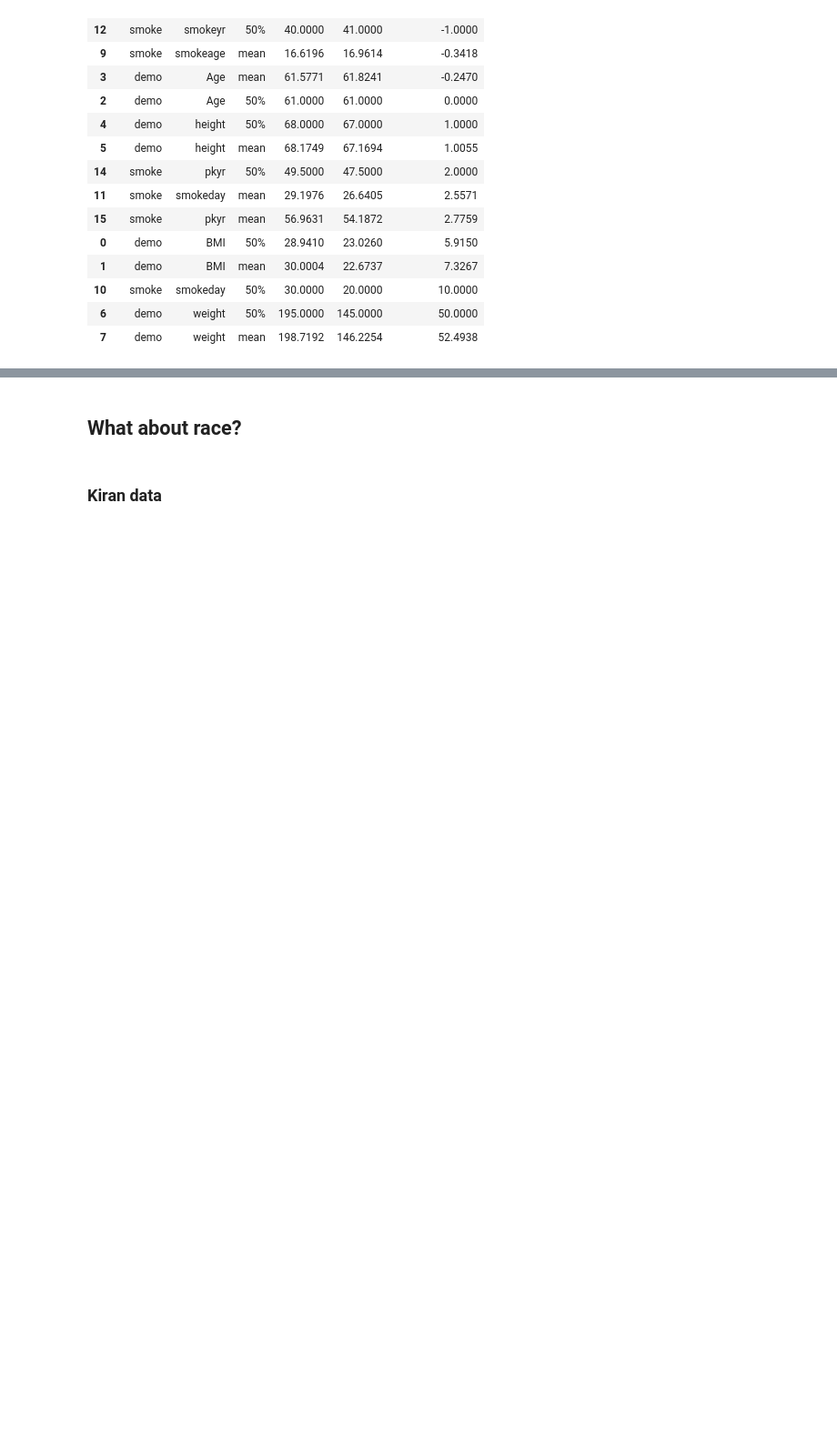
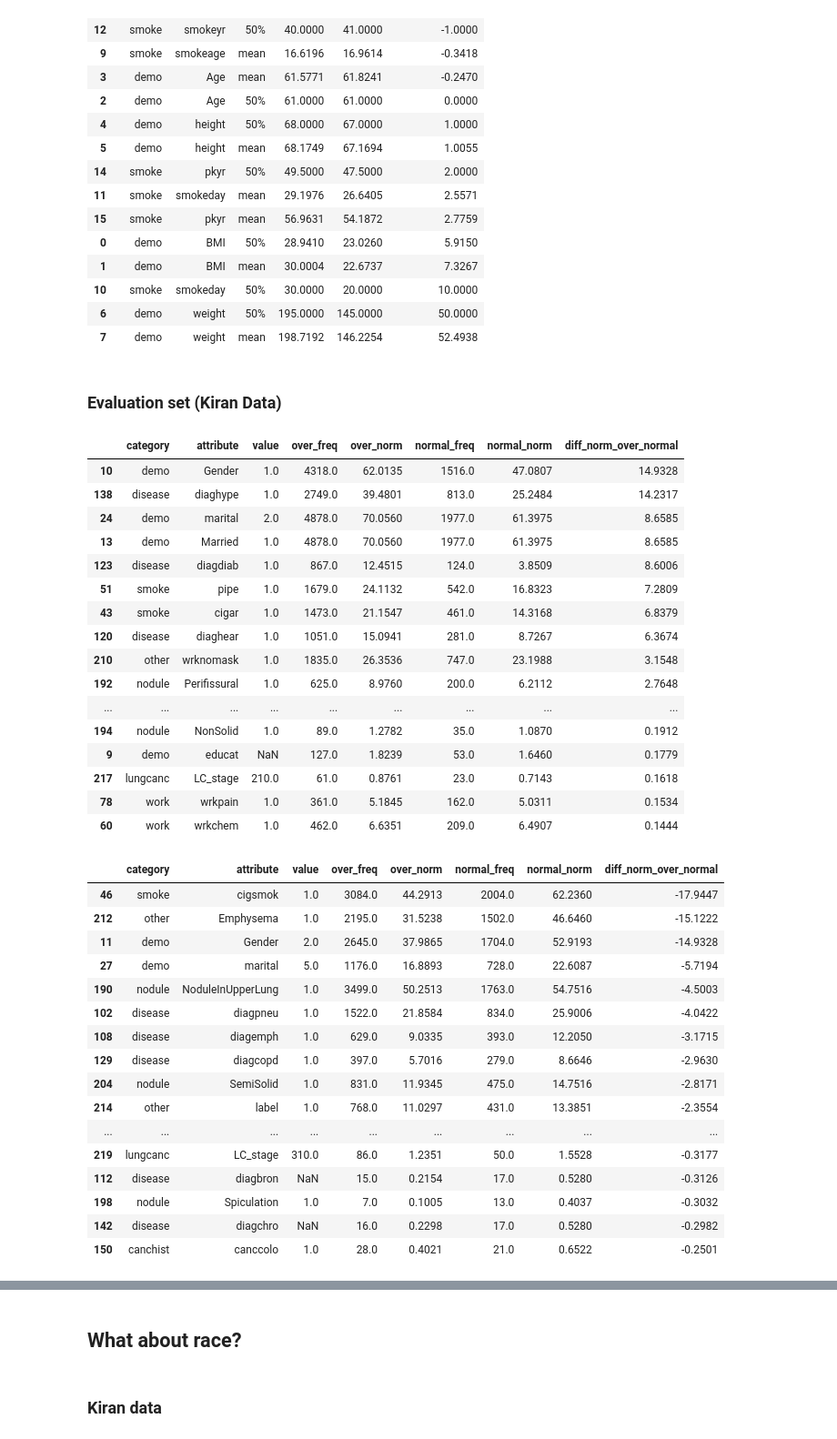
Before and after one commit to DIAGNijmegen/bodyct-lung-malignancy-fairness, a Jupyter notebook: nlst/nlst_traininfo.ipynb, the cells around one changed output, grey strips where cells are left out. Shown at 91% size. Saved outputs shown, nothing was run; the diff lists cells and outputs as text; code cells hidden in the pictures; blank space fills up the shorter version.

Commit message:
kiran 20% + uncertainty + bmi links

```diff
--- a/nlst/nlst_traininfo.ipynb
+++ b/nlst/nlst_traininfo.ipynb
@@ -1196,3 +1196,52 @@ num_demo_overweight.sort_values(by='diff_over_normal', ascending=True).head(20)
 | 10 | smoke | smokeday | 50% | 30.0000 | 20.0000 | 10.0000 |
 | 6 | demo | weight | 50% | 195.0000 | 145.0000 | 50.0000 |
 | 7 | demo | weight | mean | 198.7192 | 146.2254 | 52.4938 |
+# %% [markdown]
+### Evaluation set (Kiran Data)
+# %%
+kiran_data_over = kiran_data.query('Overweight == 1')
+kiran_data_normal = kiran_data.query('Overweight == 0')
+
+overweight_eval_sets = {
+    "over":kiran_data_over,
+    "normal":kiran_data_normal,
+}
+# %%
+cat_eval_overweight = combine_col_dfs(nlst_democols['cat'], cat_dist_df, overweight_eval_sets).query('value != 0')
+display(cat_eval_overweight.sort_values(by='diff_norm_over_normal', ascending=False).head(40))
+cat_eval_overweight.sort_values(by='diff_norm_over_normal', ascending=True).head(40)
+# %% [output]
+|  | category | attribute | value | over_freq | over_norm | normal_freq | normal_norm | diff_norm_over_normal |
+| 10 | demo | Gender | 1.0 | 4318.0 | 62.0135 | 1516.0 | 47.0807 | 14.9328 |
+| 138 | disease | diaghype | 1.0 | 2749.0 | 39.4801 | 813.0 | 25.2484 | 14.2317 |
+| 24 | demo | marital | 2.0 | 4878.0 | 70.0560 | 1977.0 | 61.3975 | 8.6585 |
+| 13 | demo | Married | 1.0 | 4878.0 | 70.0560 | 1977.0 | 61.3975 | 8.6585 |
+| 123 | disease | diagdiab | 1.0 | 867.0 | 12.4515 | 124.0 | 3.8509 | 8.6006 |
+| 51 | smoke | pipe | 1.0 | 1679.0 | 24.1132 | 542.0 | 16.8323 | 7.2809 |
+| 43 | smoke | cigar | 1.0 | 1473.0 | 21.1547 | 461.0 | 14.3168 | 6.8379 |
+| 120 | disease | diaghear | 1.0 | 1051.0 | 15.0941 | 281.0 | 8.7267 | 6.3674 |
+| 210 | other | wrknomask | 1.0 | 1835.0 | 26.3536 | 747.0 | 23.1988 | 3.1548 |
+| 192 | nodule | Perifissural | 1.0 | 625.0 | 8.9760 | 200.0 | 6.2112 | 2.7648 |
+| ... | ... | ... | ... | ... | ... | ... | ... | ... |
+| 194 | nodule | NonSolid | 1.0 | 89.0 | 1.2782 | 35.0 | 1.0870 | 0.1912 |
+| 9 | demo | educat | NaN | 127.0 | 1.8239 | 53.0 | 1.6460 | 0.1779 |
+| 217 | lungcanc | LC_stage | 210.0 | 61.0 | 0.8761 | 23.0 | 0.7143 | 0.1618 |
+| 78 | work | wrkpain | 1.0 | 361.0 | 5.1845 | 162.0 | 5.0311 | 0.1534 |
+| 60 | work | wrkchem | 1.0 | 462.0 | 6.6351 | 209.0 | 6.4907 | 0.1444 |
+|  | category | attribute | value | over_freq | over_norm | normal_freq | normal_norm | diff_norm_over_normal |
+| 46 | smoke | cigsmok | 1.0 | 3084.0 | 44.2913 | 2004.0 | 62.2360 | -17.9447 |
+| 212 | other | Emphysema | 1.0 | 2195.0 | 31.5238 | 1502.0 | 46.6460 | -15.1222 |
+| 11 | demo | Gender | 2.0 | 2645.0 | 37.9865 | 1704.0 | 52.9193 | -14.9328 |
+| 27 | demo | marital | 5.0 | 1176.0 | 16.8893 | 728.0 | 22.6087 | -5.7194 |
+| 190 | nodule | NoduleInUpperLung | 1.0 | 3499.0 | 50.2513 | 1763.0 | 54.7516 | -4.5003 |
+| 102 | disease | diagpneu | 1.0 | 1522.0 | 21.8584 | 834.0 | 25.9006 | -4.0422 |
+| 108 | disease | diagemph | 1.0 | 629.0 | 9.0335 | 393.0 | 12.2050 | -3.1715 |
+| 129 | disease | diagcopd | 1.0 | 397.0 | 5.7016 | 279.0 | 8.6646 | -2.9630 |
+| 204 | nodule | SemiSolid | 1.0 | 831.0 | 11.9345 | 475.0 | 14.7516 | -2.8171 |
+| 214 | other | label | 1.0 | 768.0 | 11.0297 | 431.0 | 13.3851 | -2.3554 |
+| ... | ... | ... | ... | ... | ... | ... | ... | ... |
+| 219 | lungcanc | LC_stage | 310.0 | 86.0 | 1.2351 | 50.0 | 1.5528 | -0.3177 |
+| 112 | disease | diagbron | NaN | 15.0 | 0.2154 | 17.0 | 0.5280 | -0.3126 |
+| 198 | nodule | Spiculation | 1.0 | 7.0 | 0.1005 | 13.0 | 0.4037 | -0.3032 |
+| 142 | disease | diagchro | NaN | 16.0 | 0.2298 | 17.0 | 0.5280 | -0.2982 |
+| 150 | canchist | canccolo | 1.0 | 28.0 | 0.4021 | 21.0 | 0.6522 | -0.2501 |
```
Also changed, not shown: parts of 3 cells of this notebook, 1 other file.
